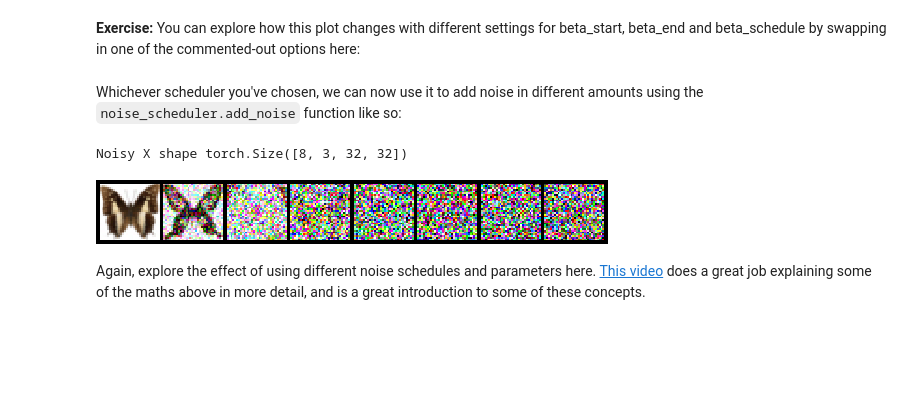
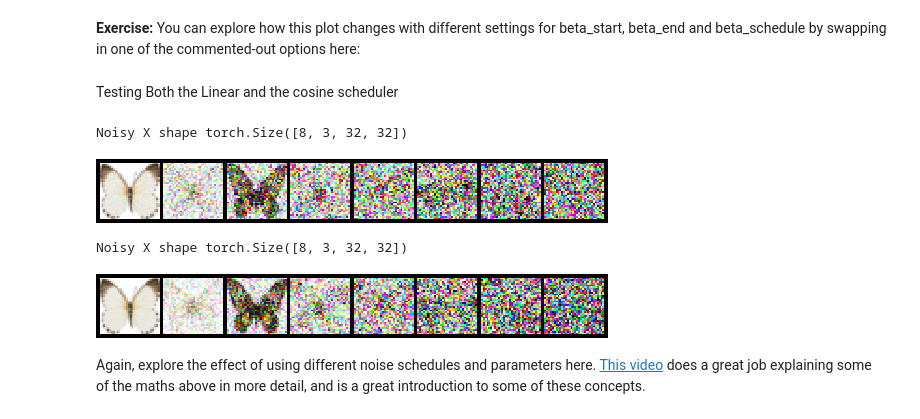
Before and after one commit to sontheteacher/ML-Notebooks, a Jupyter notebook: diffusion/01_introduction_to_diffusers.ipynb, the cells around one changed output. Cells and saved outputs as stored; diff of their text form; code cells hidden in the pictures; blank space fills up the shorter version.

```diff
--- a/diffusion/01_introduction_to_diffusers.ipynb
+++ b/diffusion/01_introduction_to_diffusers.ipynb
@@ -271,14 +290,27 @@ plt.legend(fontsize="x-large");
-# %% [markdown]
-Whichever scheduler you've chosen, we can now use it to add noise in different amounts using the `noise_scheduler.add_noise` function like so:
+# %% [markdown]
+Testing Both the Linear and the cosine scheduler
+# %%
+# linear schedule
+linear_scheduler = DDPMScheduler(num_train_timesteps=1000, beta_start=0.001, beta_end=0.004)
+timesteps = torch.linspace(0, 999, 8).long().to(device)
+noise = torch.randn_like(xb)
+noisy_xb = linear_scheduler.add_noise(xb, noise, timesteps)
+print("Noisy X shape", noisy_xb.shape)
+show_images(noisy_xb).resize((8 * 64, 64), resample=Image.NEAREST)
+# %% [output]
+Noisy X shape torch.Size([8, 3, 32, 32])
+[figure, added]
 # %%
+# cos schedule
+cos_scheduler = DDPMScheduler(num_train_timesteps=1000, beta_schedule='squaredcos_cap_v2')
 timesteps = torch.linspace(0, 999, 8).long().to(device)
 noise = torch.randn_like(xb)
-noisy_xb = noise_scheduler.add_noise(xb, noise, timesteps)
+noisy_xb = cos_scheduler.add_noise(xb, noise, timesteps)
 print("Noisy X shape", noisy_xb.shape)
 show_images(noisy_xb).resize((8 * 64, 64), resample=Image.NEAREST)
 # %% [output]
 Noisy X shape torch.Size([8, 3, 32, 32])
-[figure, old version]
+[figure, new version]
 # %% [markdown]
 Again, explore the effect of using different noise schedules and parameters here. [This video](https://www.youtube.com/watch?v=fbLgFrlTnGU) does a great job explaining some of the maths above in more detail, and is a great introduction to some of these concepts.
 # %% [markdown]
```
Also changed, not shown: parts of 26 cells of this notebook.
